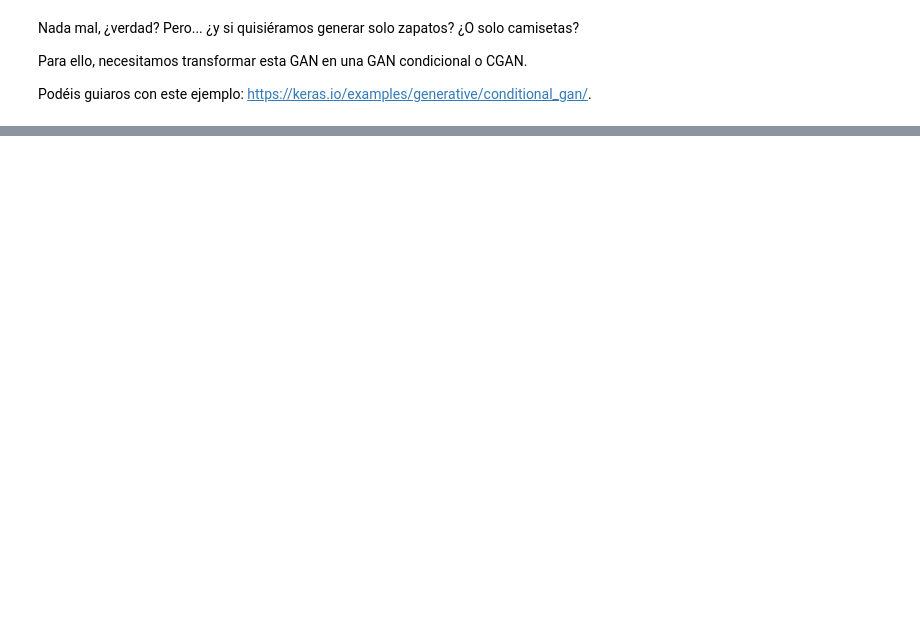
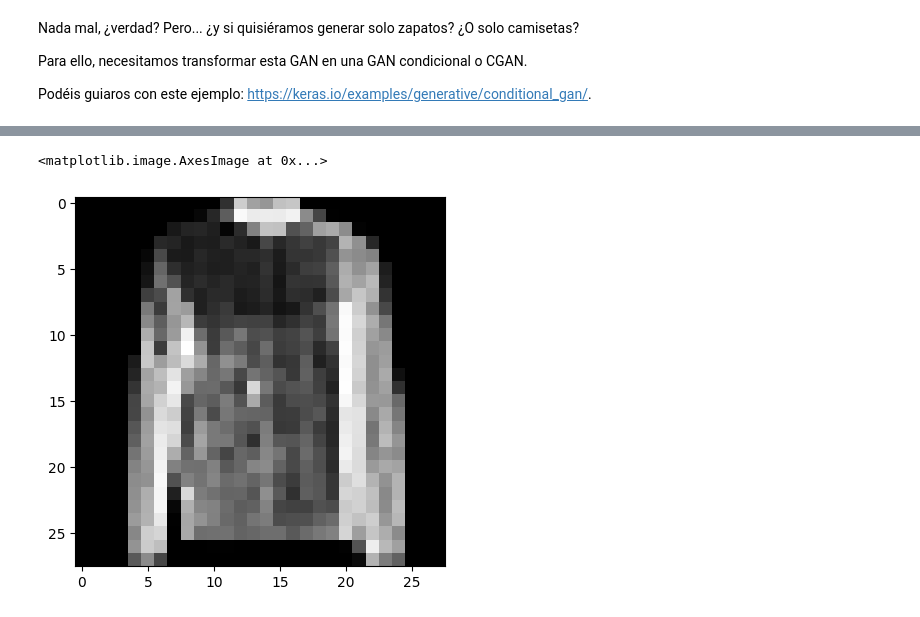
Before and after one commit to emichester/06MIAR_Aprendizaje_No_Supervisado, a Jupyter notebook: TrabajoFinal/DCGAN_FashionMNIST_Práctica.ipynb, the cells around one changed output, grey strips where cells are left out. Cells and saved outputs as stored; diff of their text form; code cells hidden in the pictures; blank space fills up the shorter version.

```diff
--- a/TrabajoFinal/DCGAN_FashionMNIST_Práctica.ipynb
+++ b/TrabajoFinal/DCGAN_FashionMNIST_Práctica.ipynb
@@ -209,0 +418,5 @@ Podéis guiaros con este ejemplo: https://keras.io/examples/generative/condition
+# %%
+plt.imshow(X[17,:,:,:], cmap="gray")
+# %% [output]
+<matplotlib.image.AxesImage at 0x...>
+[figure, added]
```
Also changed, not shown: parts of 19 cells of this notebook.
